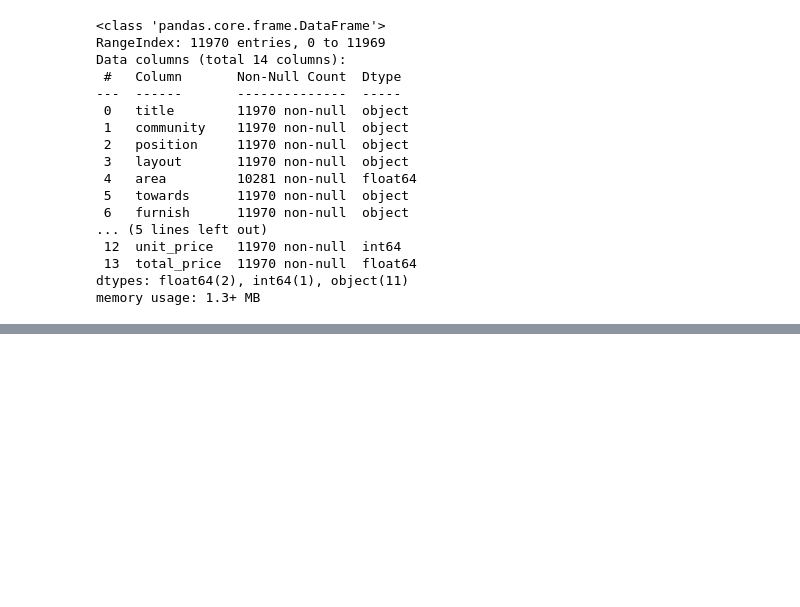
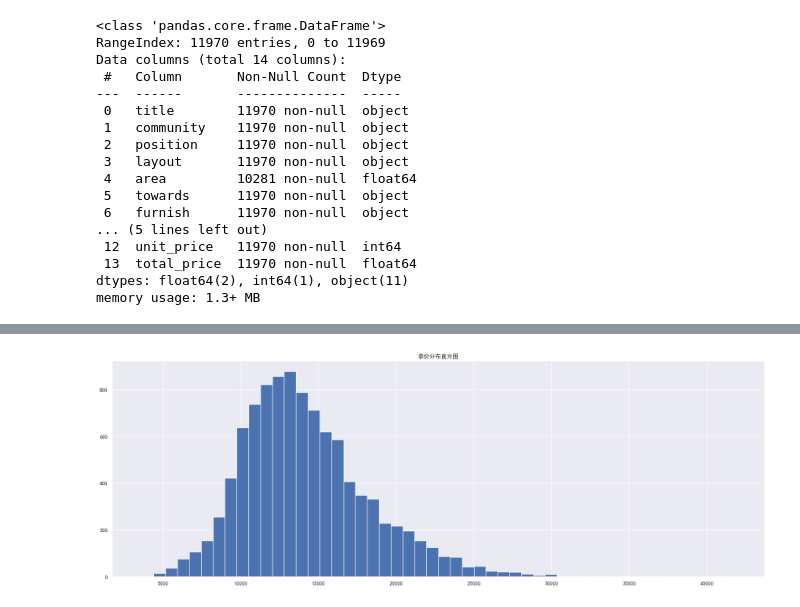
Before and after one commit to ssshier/mkdocs, a Jupyter notebook: ipynb/data-analysis-cq-ershoufang.ipynb, the cells around one changed output, grey strips where cells are left out. Saved outputs shown, nothing was run; the diff lists cells and outputs as text; code cells hidden in the pictures; blank space fills up the shorter version.

```diff
--- a/ipynb/data-analysis-cq-ershoufang.ipynb
+++ b/ipynb/data-analysis-cq-ershoufang.ipynb
@@ -191,0 +225,8 @@ plt.show()
+# %%
+# 单价分布
+plt.figure(figsize=(24,8))
+df.unit_price.hist(bins = 50)
+plt.title('单价分布直方图')
+plt.show()
+# %% [output]
+[figure, added]
```
Also changed, not shown: parts of 21 cells of this notebook.
